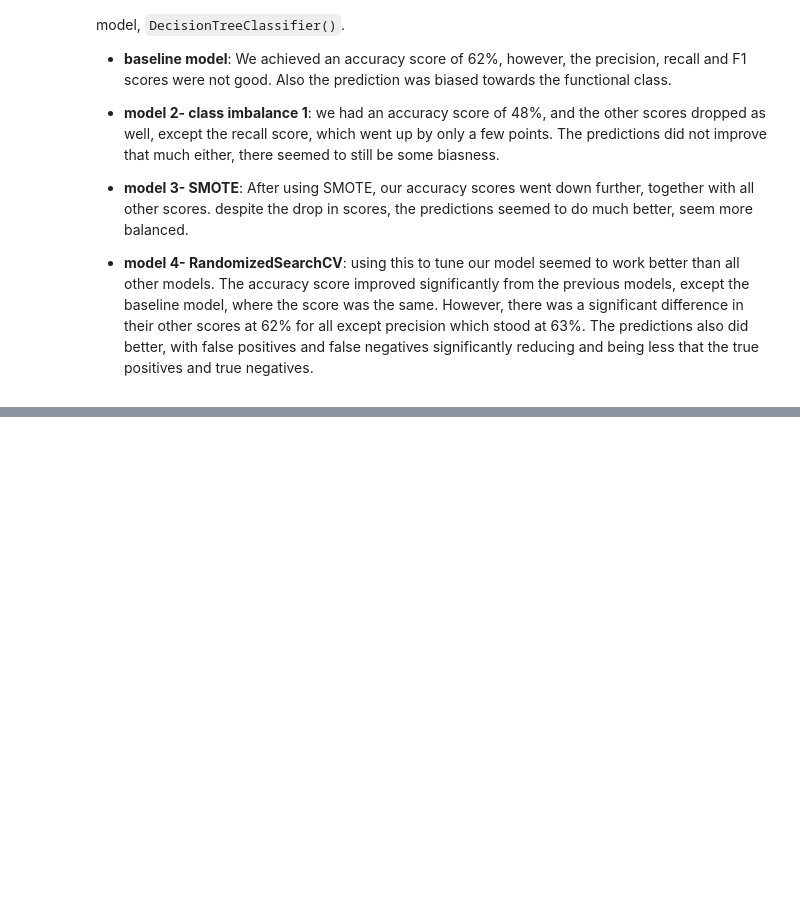
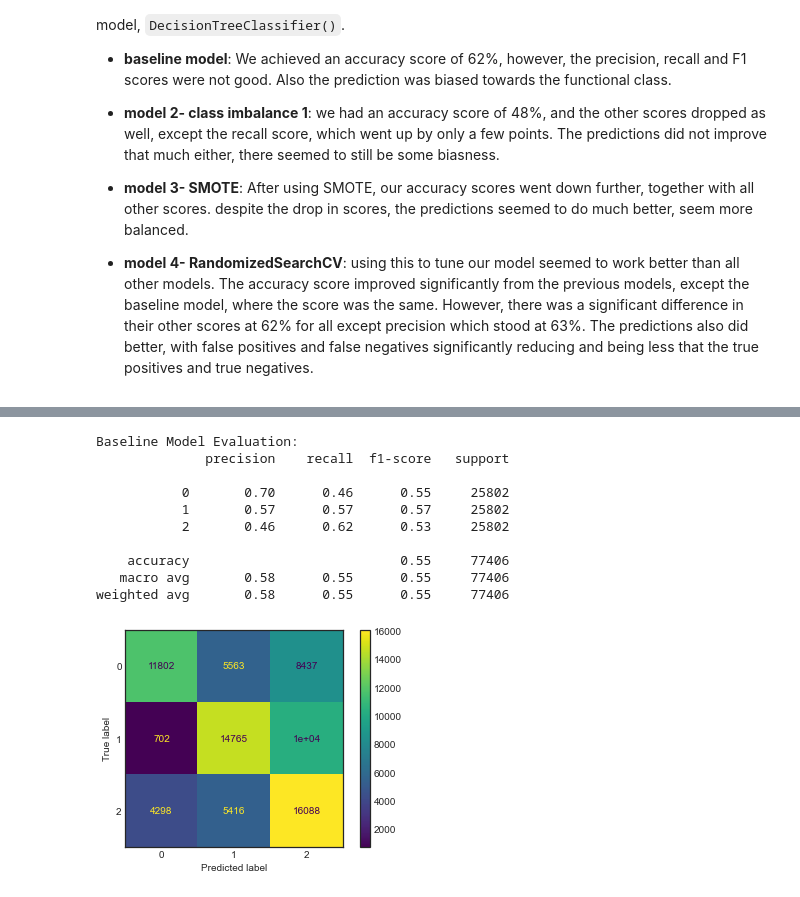
Before and after one commit to Assesa44/Tanzania-Wells-Functionality-Predictions, a Jupyter notebook: Notebooks/wells_analysis.ipynb, the cells around one changed output, grey strips where cells are left out. Cells and saved outputs as stored; diff of their text form; code cells hidden in the pictures; blank space fills up the shorter version.

Commit message:
docs: added a DecisionTree classification section

```diff
--- a/Notebooks/wells_analysis.ipynb
+++ b/Notebooks/wells_analysis.ipynb
@@ -1529,0 +1537,27 @@ After 4 iterations of the `LogisticRegression()` models, we are switching to ano
+# %%
+# Define model
+dt = DecisionTreeClassifier(criterion= 'entropy', max_depth= 5, random_state= 42).fit(X_train_resampled, y_train_resampled)
+
+# Create a predicted y
+y_pred = dt.predict(X_train_resampled)
+
+# Print model evaluation
+print('Baseline Model Evaluation:')
+print(classification_report(y_train_resampled, y_pred))
+
+conf_matrix = confusion_matrix(y_train_resampled, y_pred)
+plt.style.use('seaborn-white')
+disp = ConfusionMatrixDisplay(conf_matrix)
+disp.plot();
+# %% [output]
+Baseline Model Evaluation:
+              precision    recall  f1-score   support
+
+           0       0.70      0.46      0.55     25802
+           1       0.57      0.57      0.57     25802
+           2       0.46      0.62      0.53     25802
+
+    accuracy                           0.55     77406
+   macro avg       0.58      0.55      0.55     77406
+weighted avg       0.58      0.55      0.55     77406
+[figure, added]
```
Also changed, not shown: parts of 15 cells of this notebook.
